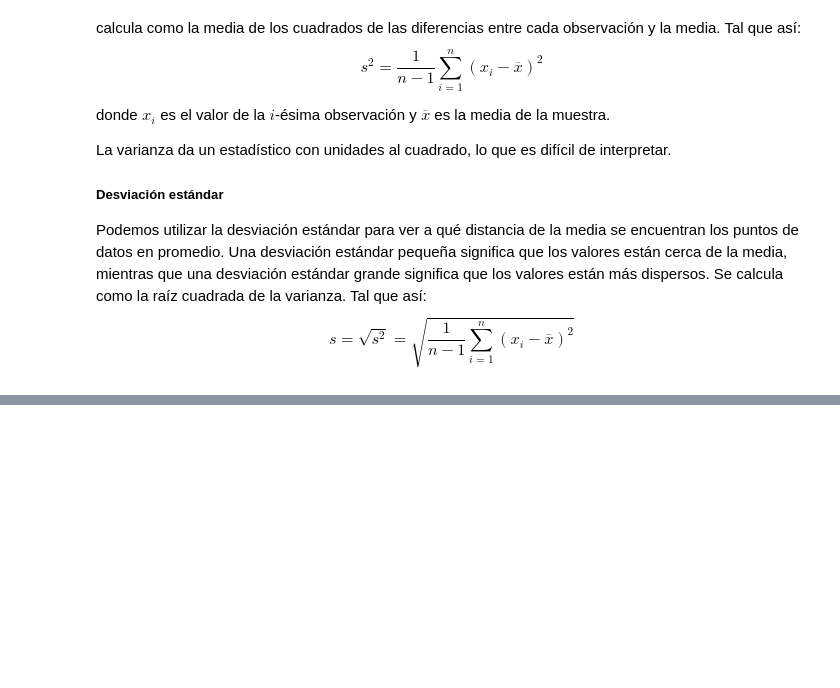
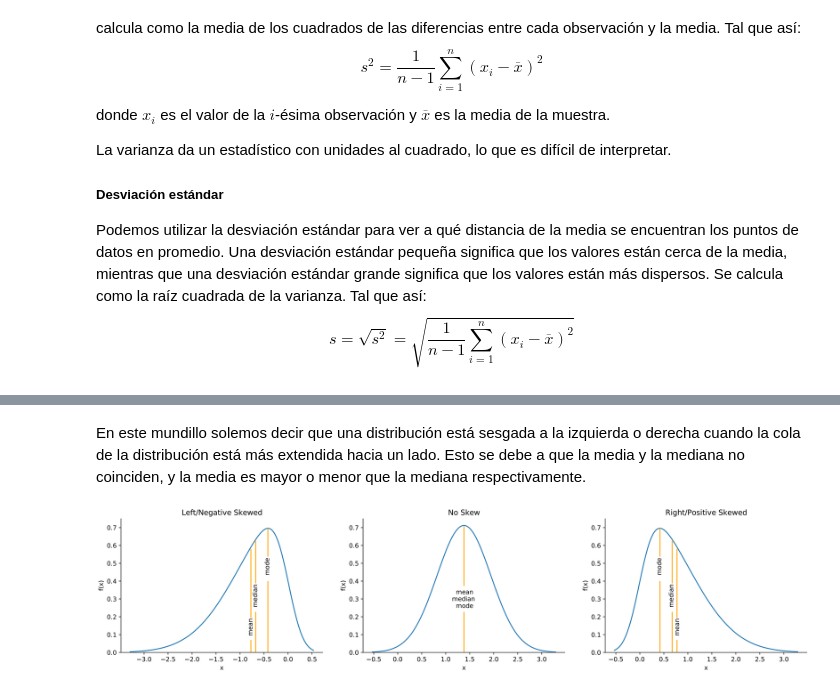
Before and after one commit to Pedri0/Ciencia-datos-fisicos, a Jupyter notebook: Notebooks/2a_fundamentos_estadistica_descriptiva.ipynb, the cells around one changed output, grey strips where cells are left out. Saved outputs shown, nothing was run; the diff lists cells and outputs as text; code cells hidden in the pictures; blank space fills up the shorter version.

```diff
--- a/Notebooks/2a_fundamentos_estadistica_descriptiva.ipynb
+++ b/Notebooks/2a_fundamentos_estadistica_descriptiva.ipynb
@@ -106,0 +153,6 @@ plot_two_kde(gauss_1, gauss_2, title_1='s = 1', title_2='s=5')
+# %% [markdown]
+En este mundillo solemos decir que una distribución está sesgada a la izquierda o derecha cuando la cola de la distribución está más extendida hacia un lado. Esto se debe a que la media y la mediana no coinciden, y la media es mayor o menor que la mediana respectivamente.
+# %%
+display(Image("../Imágenes/sesgo_dist.png"))
+# %% [output]
+[figure, added]
```
Also changed, not shown: parts of 9 cells of this notebook, 2 other files.
